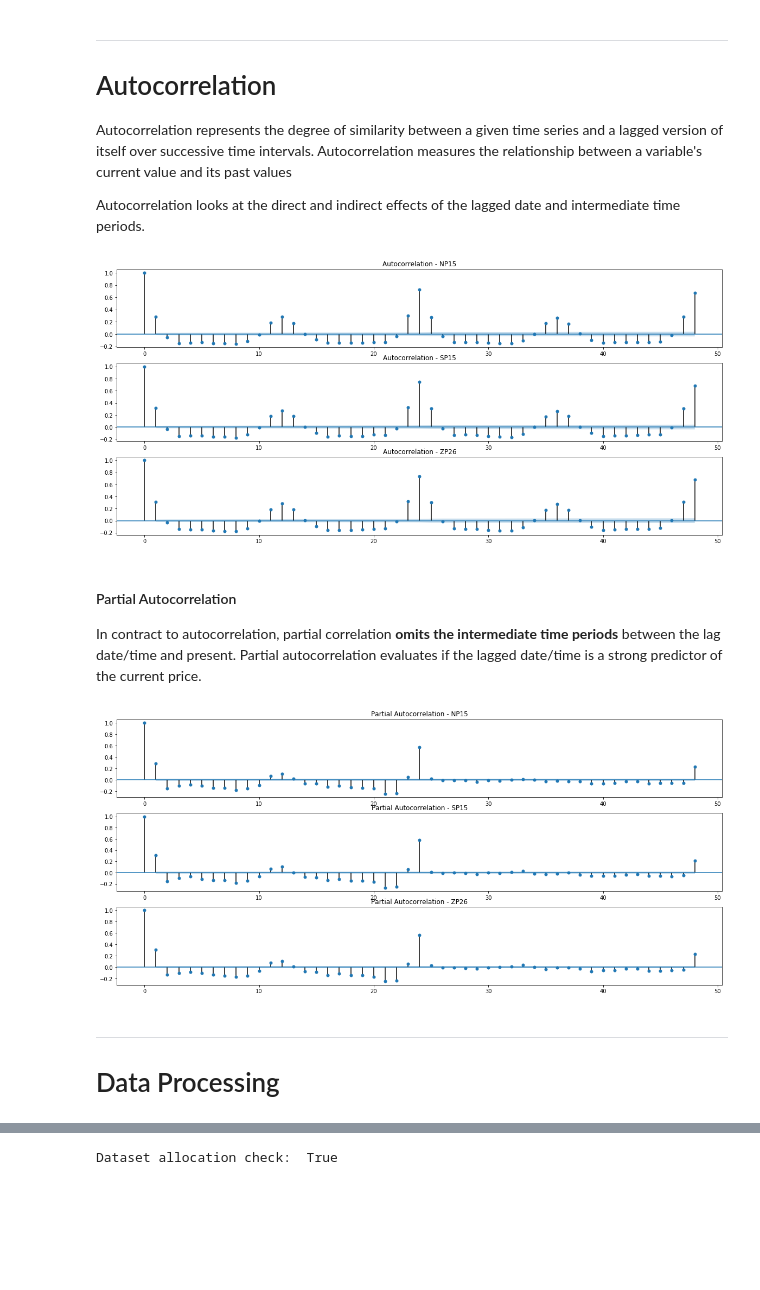
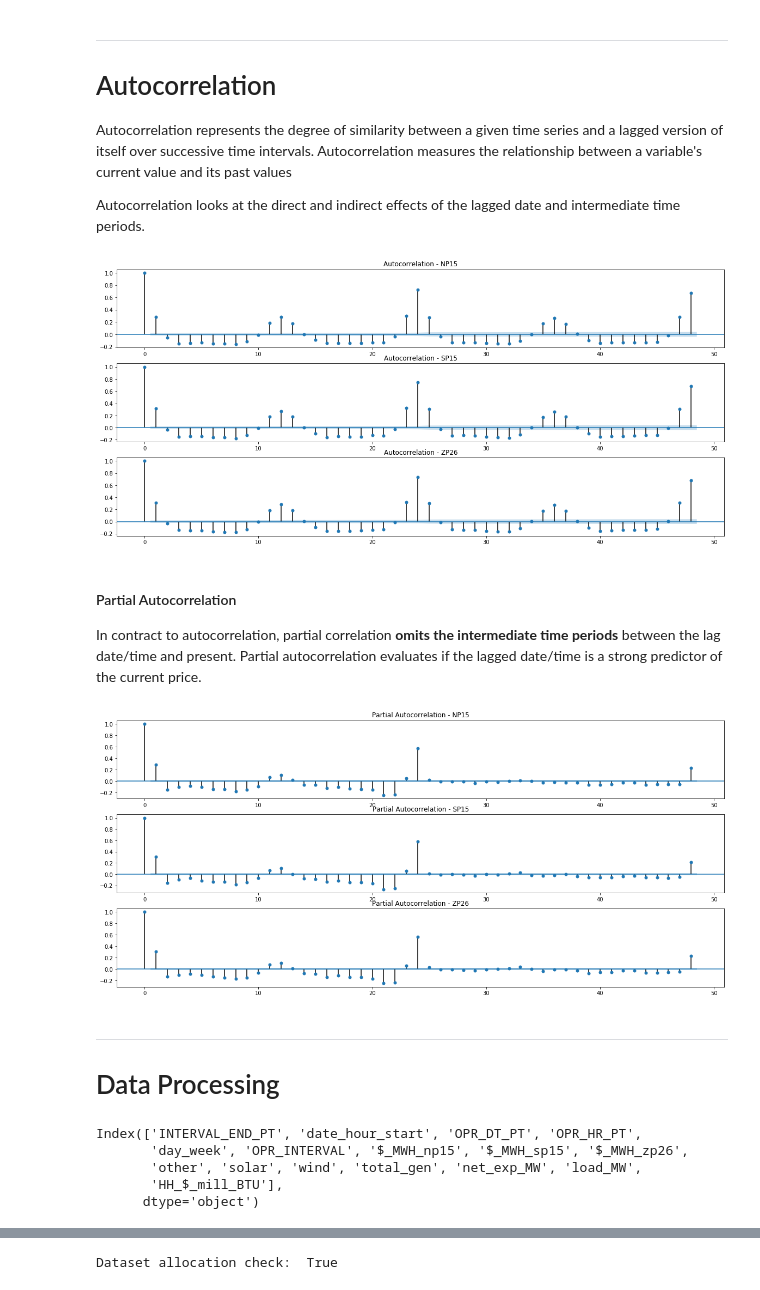
Before and after one commit to Morgan-Sell/caiso-price-forecast, a Jupyter notebook: arima.ipynb, the cells around one changed output, grey strips where cells are left out. Saved outputs shown, nothing was run; the diff lists cells and outputs as text; code cells hidden in the pictures; blank space fills up the shorter version.

```diff
--- a/arima.ipynb
+++ b/arima.ipynb
@@ -53,7 +56,7 @@ caiso.drop('Unnamed: 0', axis=1, inplace=True)
 caiso['INTERVAL_START_PT'] = pd.to_datetime(caiso['INTERVAL_START_PT']).apply(lambda x: x.replace(tzinfo=None))
 caiso['INTERVAL_END_PT'] = pd.to_datetime(caiso['INTERVAL_END_PT']).apply(lambda x: x.replace(tzinfo=None))
 caiso['date_hour_start'] = pd.to_datetime(caiso['date_hour_start']).apply(lambda x: x.replace(tzinfo=None))
-caiso['OPR_DT_PT'] = pd.to_datetime(caiso['OPR_DT_PT'])#.apply(lambda x: x.replace(tzinfo=None))
+caiso['OPR_DT_PT'] = pd.to_datetime(caiso['OPR_DT_PT']).apply(lambda x: x.replace(tzinfo=None))
 
 caiso.set_index('INTERVAL_START_PT', inplace=True)
 
@@ -246,17 +253,17 @@ def compute_autocorrelation(series, lag=1):
 # %%
 np15_diff = np15_lmp.diff()[1:]
 sp15_diff = sp15_lmp.diff()[1:]
 zp26_diff = zp26_lmp.diff()[1:]
 all_hub_diff = [np15_diff, sp15_diff, zp26_diff]
 
 fig, axs = plt.subplots(3, figsize=(20, 9))
 
 acf_lag = 24 * 2
-for i, d, name in zip(lmp_len_rng, all_hub_diff, hub_names):
+for i, d, name in zip(num_hubs, all_hub_diff, hub_names):
     _ = sm.graphics.tsa.plot_acf(d, lags=acf_lag, ax=axs[i])
     axs[i].set_title(f"Autocorrelation - {name}")
 # %% [output]
-[figure, old version]
+[figure, new version]
 # %% [markdown]
 #### Partial Autocorrelation
 
@@ -267,11 +274,19 @@ In contract to autocorrelation, partial correlation **omits the intermediate tim
 fig, axs = plt.subplots(3, figsize=(20, 9))
 
 pacf_lag = 24*2
-for i, d, name in zip(lmp_len_rng, all_hub_diff, hub_names):
+for i, d, name in zip(num_hubs, all_hub_diff, hub_names):
     _ = sm.graphics.tsa.plot_pacf(d, lags=pacf_lag, ax=axs[i])
     axs[i].set_title(f"Partial Autocorrelation - {name}")
 # %% [output]
-[figure, old version]
+[figure, new version]
 # %% [markdown]
 ---
 # Data Processing
+# %%
+caiso.columns
+# %% [output]
+Index(['INTERVAL_END_PT', 'date_hour_start', 'OPR_DT_PT', 'OPR_HR_PT',
+       'day_week', 'OPR_INTERVAL', '$_MWH_np15', '$_MWH_sp15', '$_MWH_zp26',
+       'other', 'solar', 'wind', 'total_gen', 'net_exp_MW', 'load_MW',
+       'HH_$_mill_BTU'],
+      dtype='object')
```
Also changed, not shown: parts of 27 cells of this notebook, 1 other file.
